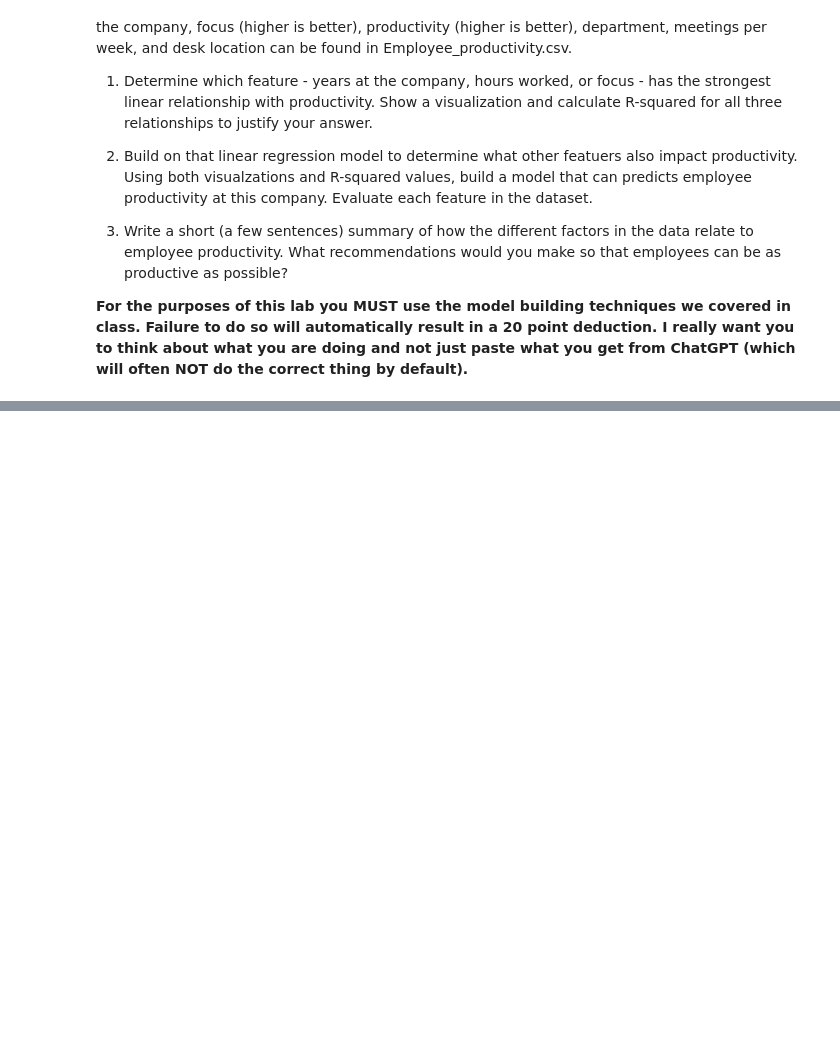
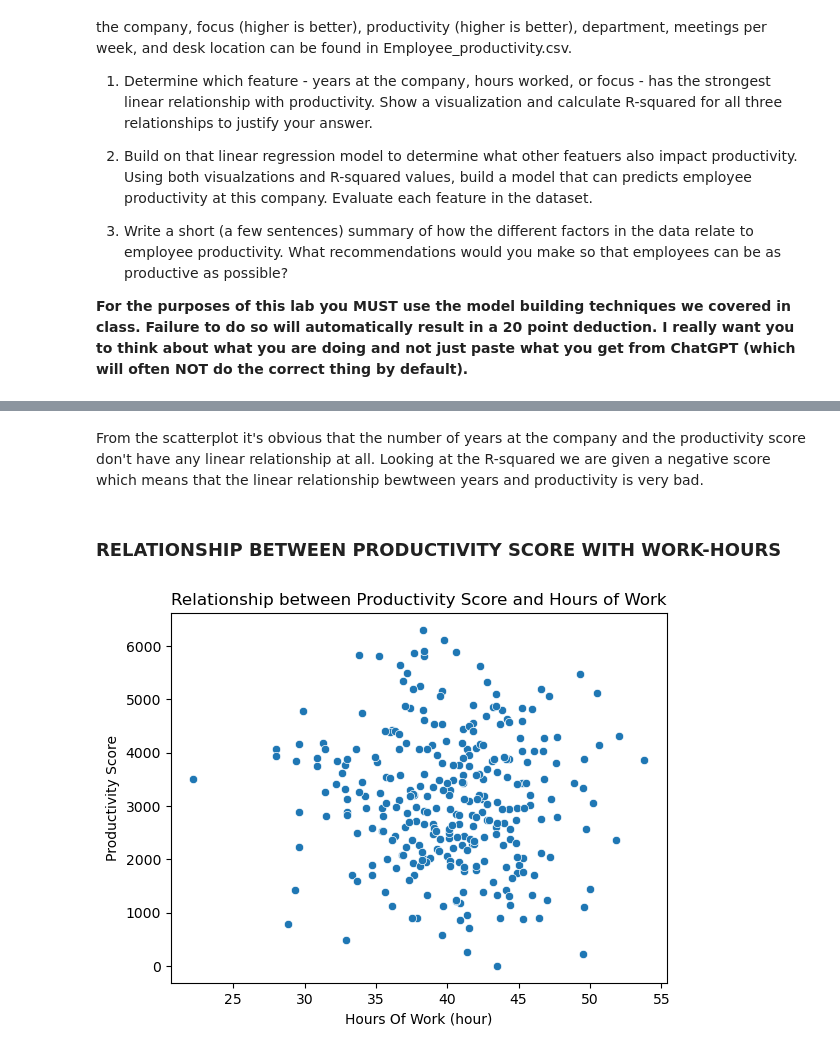
Before and after one commit to Vuyne/Data_Visualization_And_Modeling, a Jupyter notebook: Lab/3.3 Visualizing Relationships Between Quantitative Features Lab-Copy1.ipynb, the cells around one changed output, grey strips where cells are left out. Cells and saved outputs as stored; diff of their text form; code cells hidden in the pictures; blank space fills up the shorter version.

```diff
--- a/Lab/3.3 Visualizing Relationships Between Quantitative Features Lab-Copy1.ipynb
+++ b/Lab/3.3 Visualizing Relationships Between Quantitative Features Lab-Copy1.ipynb
@@ -21,0 +72,12 @@ The consulting agency carefully collected data on a number of factors including
+# %% [markdown]
+From the scatterplot it's obvious that the number of years at the company and the productivity score don't have any linear relationship at all. Looking at the R-squared we are given a negative score which means that the linear relationship bewtween years and productivity is very bad.
+# %% [markdown]
+### RELATIONSHIP BETWEEN PRODUCTIVITY SCORE WITH WORK-HOURS
+# %%
+sns.scatterplot(data = df_productivity, x = 'HoursWorked', y = 'ProductivityScore')
+plt.title("Relationship between Productivity Score and Hours of Work")
+plt.xlabel("Hours Of Work (hour)")
+plt.ylabel("Productivity Score")
+plt.show()
+# %% [output]
+[figure, added]
```
Also changed, not shown: parts of 16 cells of this notebook, 1 other file.
